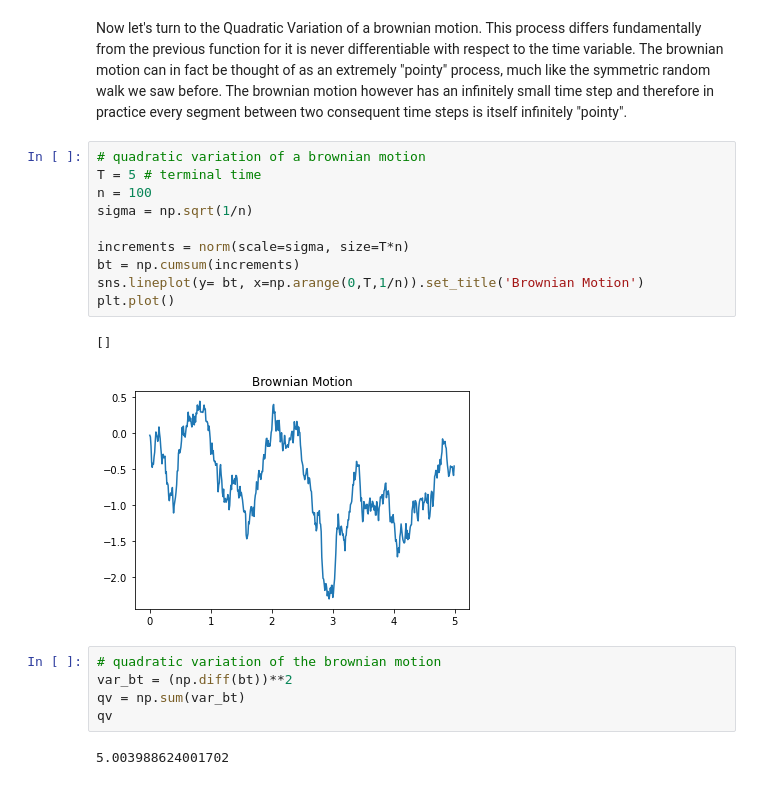
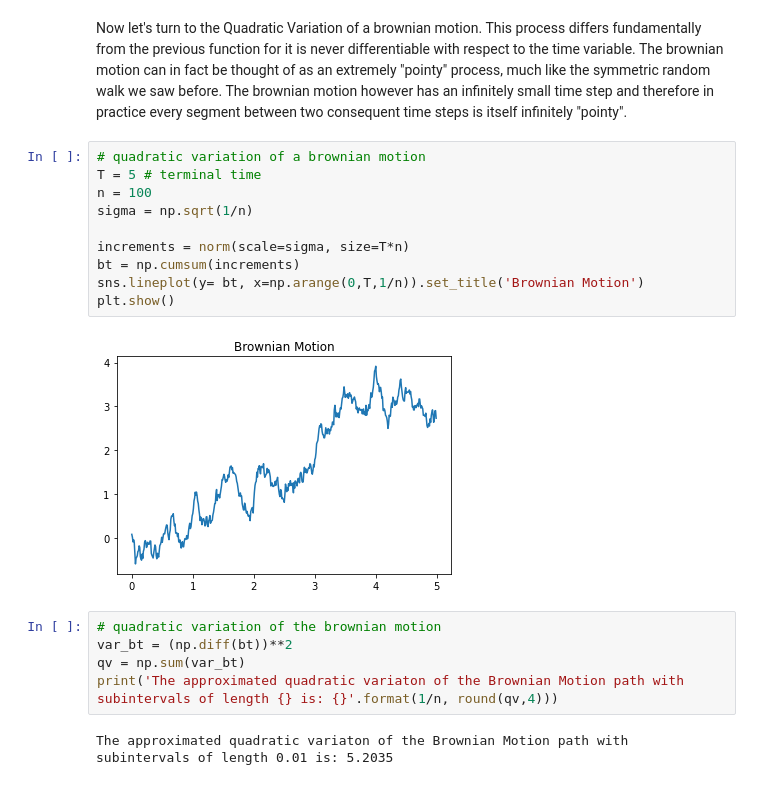
Before and after one commit to edoberton/project_dump, a Jupyter notebook: BrownianMotion/Brownian Motion.ipynb, the cells around one changed output. Cells and saved outputs as stored; diff of their text form.

```diff
--- a/BrownianMotion/Brownian Motion.ipynb
+++ b/BrownianMotion/Brownian Motion.ipynb
@@ -277,20 +277,19 @@ Now let's turn to the Quadratic Variation of a brownian motion. This process dif
 # %%
 # quadratic variation of a brownian motion
 T = 5 # terminal time
 n = 100
 sigma = np.sqrt(1/n)
 
 increments = norm(scale=sigma, size=T*n)
 bt = np.cumsum(increments)
 sns.lineplot(y= bt, x=np.arange(0,T,1/n)).set_title('Brownian Motion')
-plt.plot()
+plt.show()
 # %% [output]
-[]
-[figure, old version]
+[figure, new version]
 # %%
 # quadratic variation of the brownian motion
 var_bt = (np.diff(bt))**2
 qv = np.sum(var_bt)
-qv
+print('The approximated quadratic variaton of the Brownian Motion path with subintervals of length {} is: {}'.format(1/n, round(qv,4)))
 # %% [output]
-5.003988624001702
+The approximated quadratic variaton of the Brownian Motion path with subintervals of length 0.01 is: 5.2035
```
Also changed, not shown: parts of 8 cells of this notebook, 3 other files.
